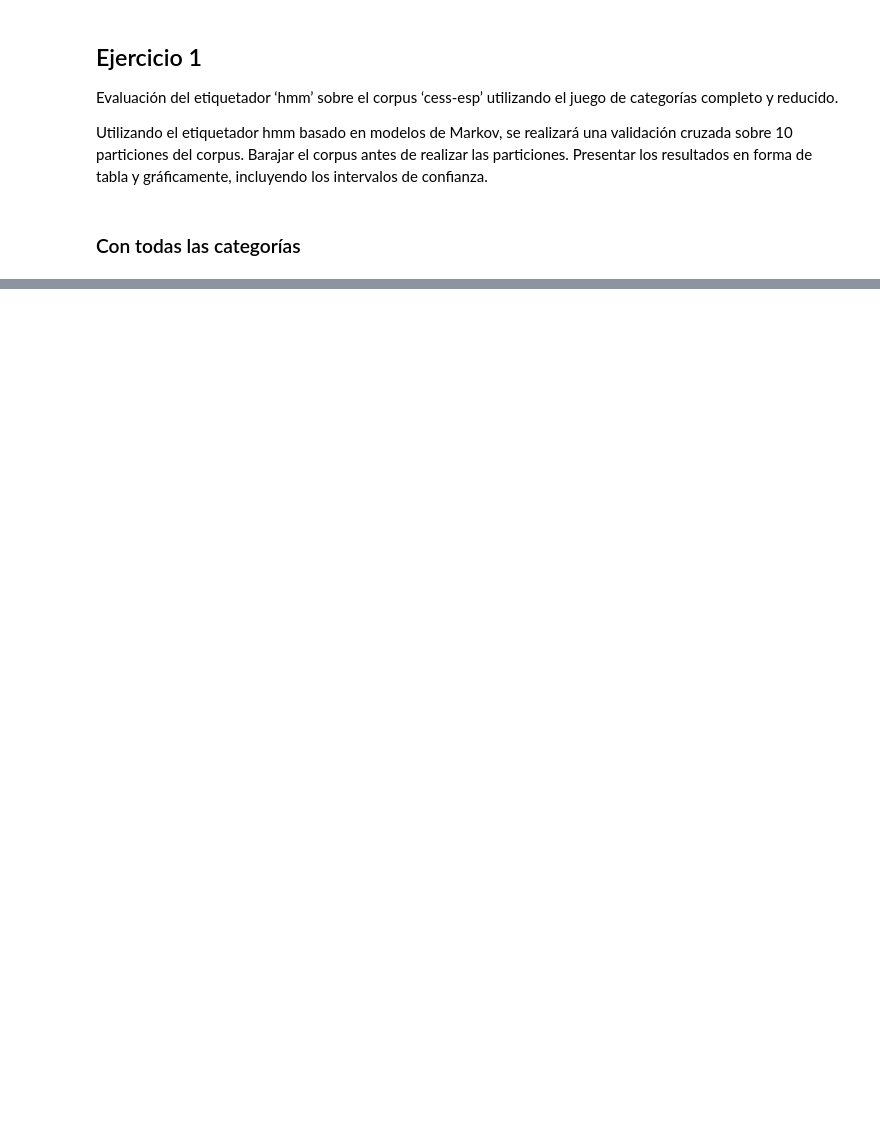
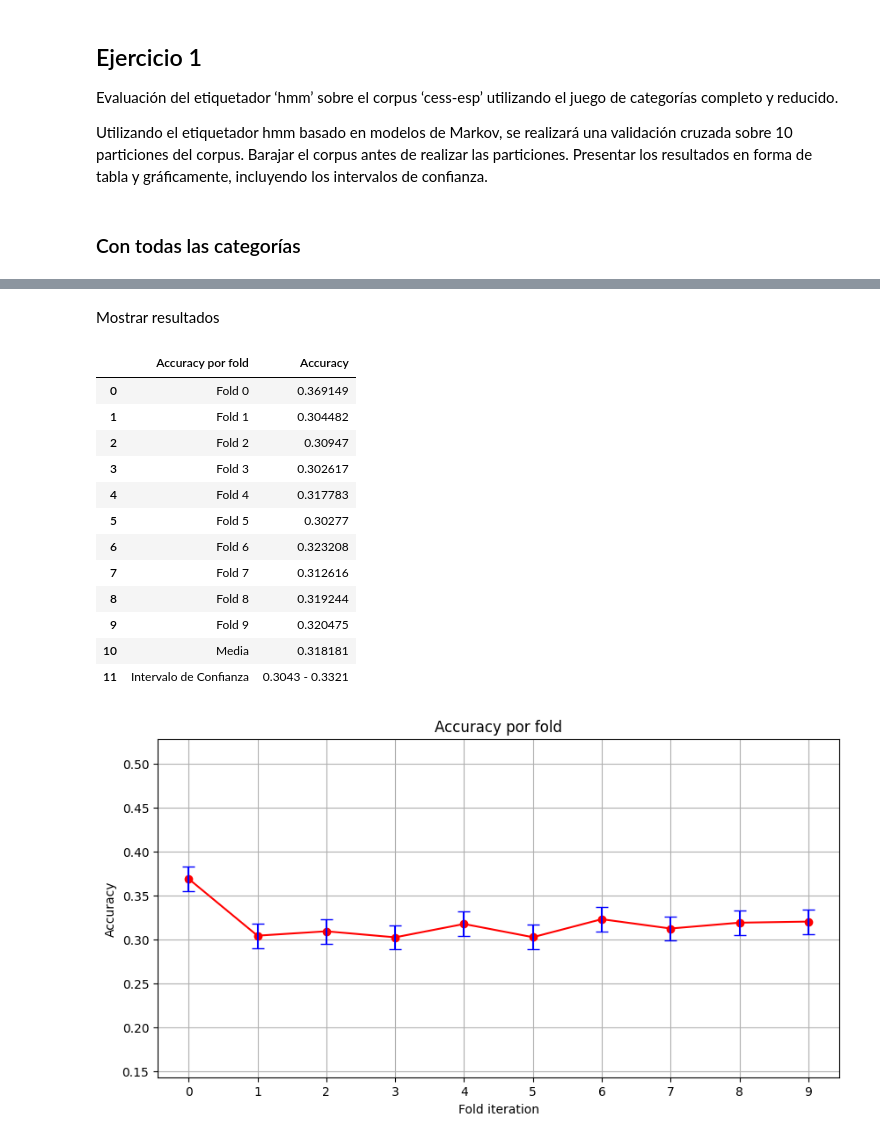
Before and after one commit to jaume2000/Treball_LC, a Jupyter notebook: trabajo_lc.ipynb, the cells around one changed output, grey strips where cells are left out. Saved outputs shown, nothing was run; the diff lists cells and outputs as text; code cells hidden in the pictures; blank space fills up the shorter version.

```diff
--- a/trabajo_lc.ipynb
+++ b/trabajo_lc.ipynb
@@ -183,0 +131,13 @@ ejercicio3(cess_sents)
+# %%
+reduced_cess_sents = []
+for sentence in cess_sents:
+    new_line = []
+    for word, key in sentence:
+        if word == "*0*" and key == "sn":
+            continue
+        elif key[0] == 'v' or key[0] == 'F':
+            key = key[:3]
+        else:
+            key = key[:2]
+        new_line.append((word,key))
+    reduced_cess_sents.append(new_line)
@@ -183,0 +146,2 @@ ejercicio3(cess_sents)
+# %%
+reduced_categories_accuracies = cross_validate_hmm(reduced_cess_sents, 10)
@@ -183,0 +161,20 @@ ejercicio3(cess_sents)
+# %% [markdown]
+Mostrar resultados
+# %%
+show_accuracy_table(reduced_categories_accuracies, "Accuracy por fold", ["Fold " + str(i) for i in range(10)])
+show_accuracy_graph(reduced_categories_accuracies, "Accuracy por fold", list(range(10)), "Fold iteration")
+# %% [output]
+|  | Accuracy por fold | Accuracy |
+| 0 | Fold 0 | 0.369149 |
+| 1 | Fold 1 | 0.304482 |
+| 2 | Fold 2 | 0.30947 |
+| 3 | Fold 3 | 0.302617 |
+| 4 | Fold 4 | 0.317783 |
+| 5 | Fold 5 | 0.30277 |
+| 6 | Fold 6 | 0.323208 |
+| 7 | Fold 7 | 0.312616 |
+| 8 | Fold 8 | 0.319244 |
+| 9 | Fold 9 | 0.320475 |
+| 10 | Media | 0.318181 |
+| 11 | Intervalo de Confianza | 0.3043 - 0.3321 |
+[figure, added]
```
Also changed, not shown: parts of 45 cells of this notebook.
